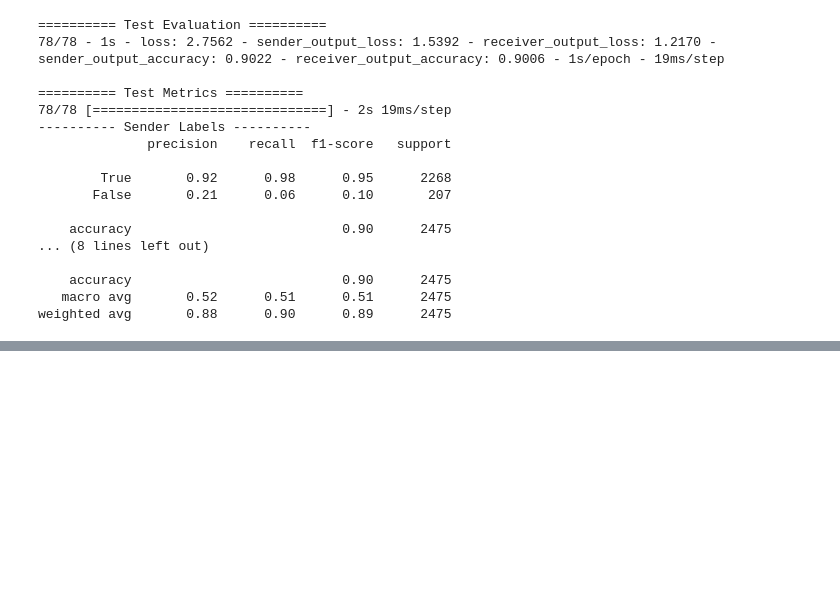
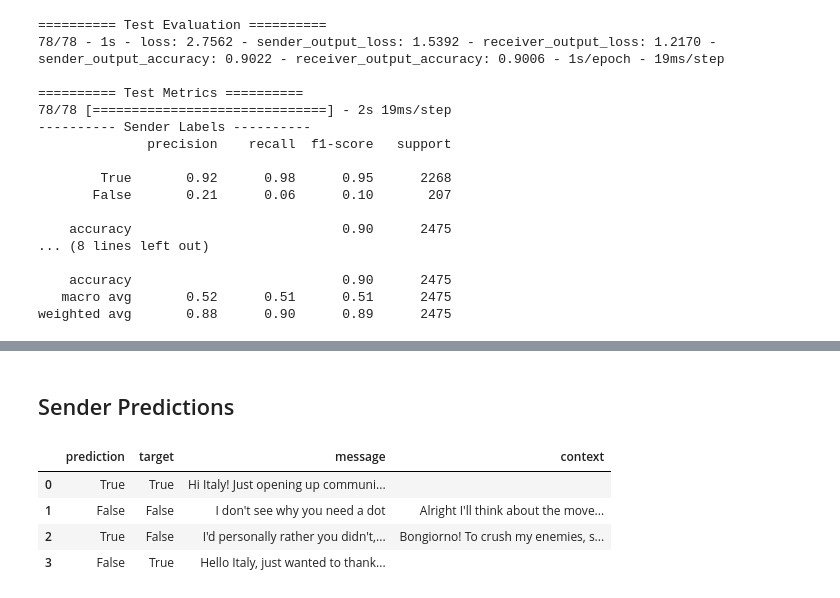
Before and after one commit to AdamKreitz/w266-final-project, a Jupyter notebook: lee2.ipynb, the cells around one changed output, grey strips where cells are left out. Cells and saved outputs as stored; diff of their text form; code cells hidden in the pictures; blank space fills up the shorter version.

Commit message:
added table of predictions and messages

```diff
--- a/lee2.ipynb
+++ b/lee2.ipynb
@@ -169,6 +169,29 @@ def Tokenize(tokenizer, df: pd.DataFrame, sequence_len: int = 300) -> tuple:
     encoded_msg = tokenizer.texts_to_sequences(df['messages'])
     encoded_prev_msg = tokenizer.texts_to_sequences(df['previous_message'])
     return keras.preprocessing.sequence.pad_sequences(encoded_msg, sequence_len), keras.preprocessing.sequence.pad_sequences(encoded_prev_msg, sequence_len)
+# %%
+def PredictionGridPeek(pred: list, df: pd.DataFrame, target_labels: list, who: str) -> pd.DataFrame:
+    table = {
+        "prediction": [],
+        "target": [],
+        "message": [],
+        "context": []
+    }
+    for match in [True, False]:
+        bool_stmt = pred == df[f'{who}_labels_encoded'] if match else pred != df[f'{who}_labels_encoded']
+        visited = []
+        for i in range(0, len(pred)):
+            row = df[bool_stmt].iloc[i,:]
+            pred_label = target_labels[pred[bool_stmt][i]]
+            if (pred_label, row[f'{who}_labels']) not in visited:
+                table["prediction"].append(pred_label)
+                table["target"].append(row[f'{who}_labels'])
+                table['message'].append(row['messages'])
+                table['context'].append(row['previous_message'])
+                visited.append((pred_label, row[f'{who}_labels']))
+                if len(visited) >= len(target_labels):
+                    break
+    return pd.DataFrame(table)
 # %% [markdown]
 <hr/>
 
@@ -330,6 +355,8 @@ LSTM_SIZE = 64
 DROPOUT_RATE = 0.2
 HIDDEN_LAYER_SIZE = 64
 LEARNING_RATE = 0.001
+
+CLASS_LABELS = ["True", "False"]
 
 tokenizer = keras.preprocessing.text.Tokenizer(num_words=VOCAB_SIZE, oov_token="<OOV>")
 tokenizer.fit_on_texts(train_df['messages'])
@@ -930,0 +962,7 @@ weighted avg       0.88      0.90      0.89      2475
+# %%
+pred = context_lstm_model.predict([test_encoded_padded, test_prev_encoded_padded])
+sender_pred = np.argmax(pred[0], axis=1)
+receiver_pred = np.argmax(pred[1], axis=1)
+
+display(sender_pred)
+display(receiver_pred)
@@ -930,0 +973,10 @@ weighted avg       0.88      0.90      0.89      2475
+# %% [markdown]
+## Sender Predictions
+# %%
+PredictionGridPeek(sender_pred, test_df, CLASS_LABELS, "sender")
+# %% [output]
+|  | prediction | target | message | context |
+| 0 | True | True | Hi Italy! Just opening up communi... |  |
+| 1 | False | False | I don't see why you need a dot | Alright I'll think about the move... |
+| 2 | True | False | I'd personally rather you didn't,... | Bongiorno! To crush my enemies, s... |
+| 3 | False | True | Hello Italy, just wanted to thank... |  |
```
Also changed, not shown: parts of 11 cells of this notebook.
